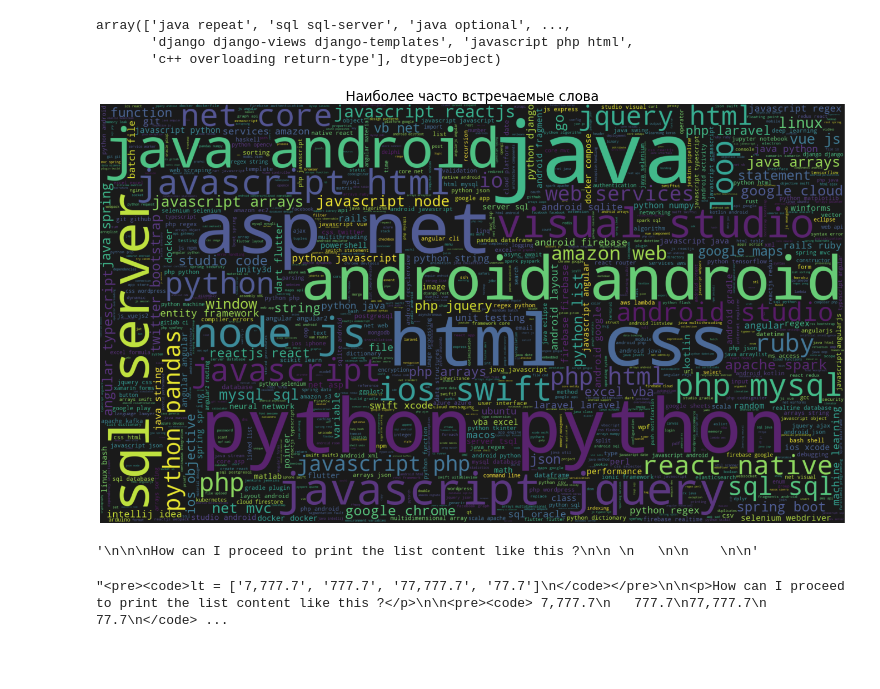
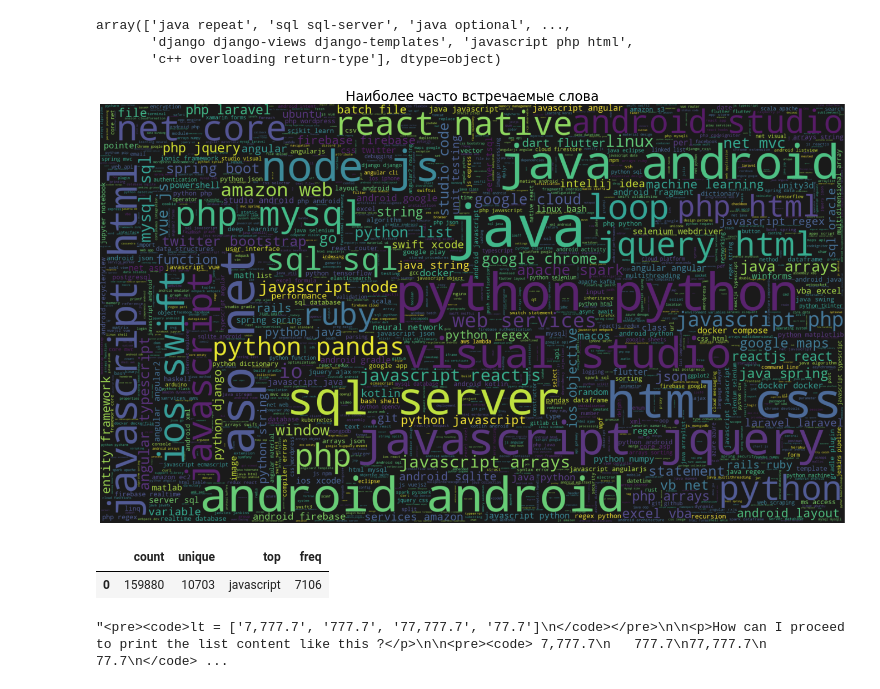
Before and after one commit to VladislavBakshanskij/classifystackoverflowQA, a Jupyter notebook: stackoverflow.ipynb, the cells around one changed output. Drawn from its saved outputs; the diff is of its cells as text; code cells hidden in the pictures; blank space fills up the shorter version.

Commit message:
string not include all

```diff
--- a/stackoverflow.ipynb
+++ b/stackoverflow.ipynb
@@ -205,21 +205,20 @@ array(['java repeat', 'sql sql-server', 'java optional', ...,
        'c++ overloading return-type'], dtype=object)
 # %%
 plt.figure(figsize=(24,24))
-wc = WordCloud(background_color="black", max_words=999, max_font_size=220,  width=1920, height=1080)
+wc = WordCloud(background_color="black", max_words=1500, max_font_size=150,  width=1920, height=1080)
 wc.generate(" ".join(techs))
 
 plt.title("Наиболее часто встречаемые слова", fontsize=24)
 plt.imshow(wc.recolor(colormap= 'viridis' , random_state=42), alpha=0.9, interpolation="bilinear", )
 plt.axis('off')
 plt.savefig(f"{OUTPUT_DIR_NAME}/tech_all.png")
 # %% [output]
-[figure, old version]
+[figure, new version]
-# %%
-
-re.sub(fr'<[{string.ascii_letters}]*>|<\/[{string.ascii_letters}]*>|.*\[.*.\]|\d.*', '', df["Body"][28], flags=re.MULTILINE)
-# .*\[.*.\]|\d.*
-# %% [output]
-'\n\n\nHow can I proceed to print the list content like this ?\n\n \n   \n\n    \n\n'
+# %%
+pd.DataFrame(np.asarray(" ".join(techs).split(' '))).describe().T
+# %% [output]
+|  | count | unique | top | freq |
+| 0 | 159880 | 10703 | javascript | 7106 |
 # %%
 df["Body"][28]
 # %% [output]
```
Also changed, not shown: parts of 2 cells of this notebook, 1 other file.
